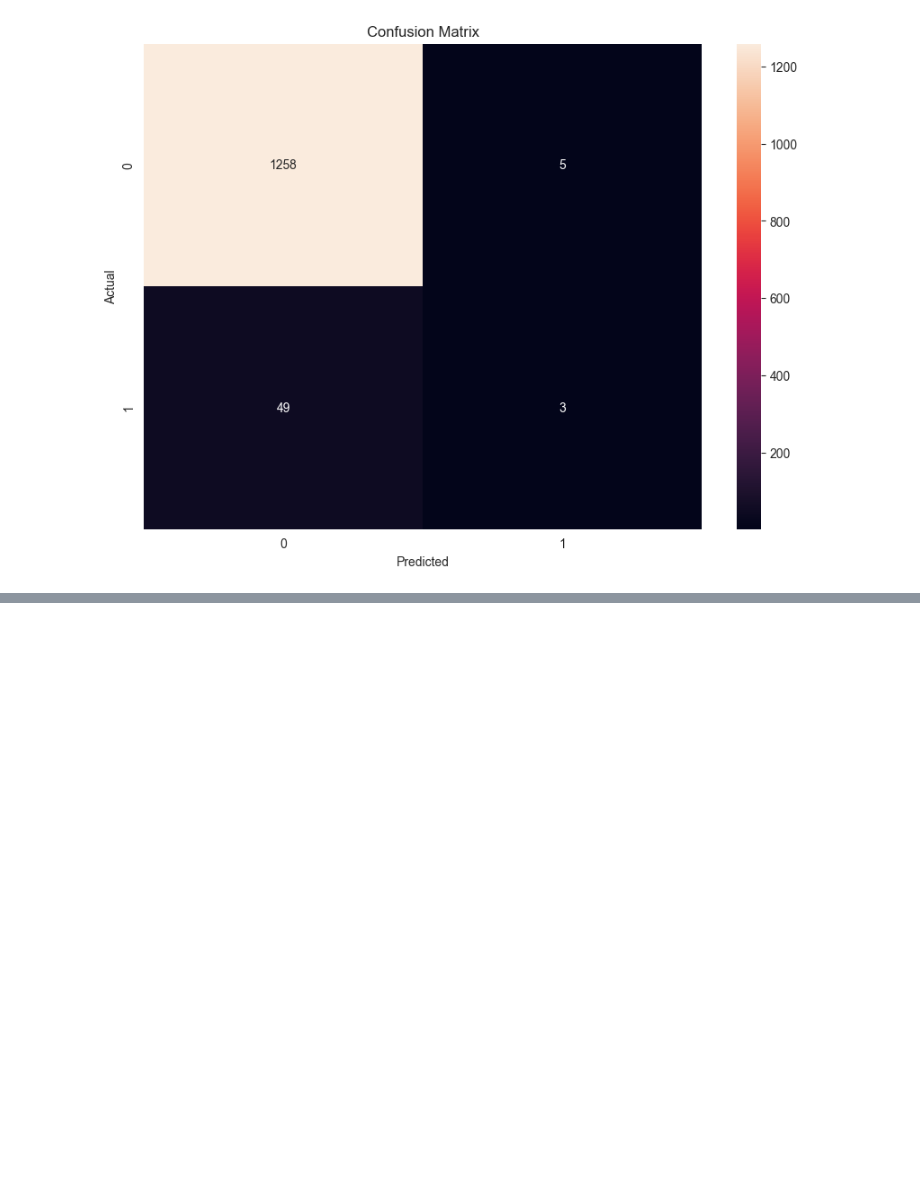
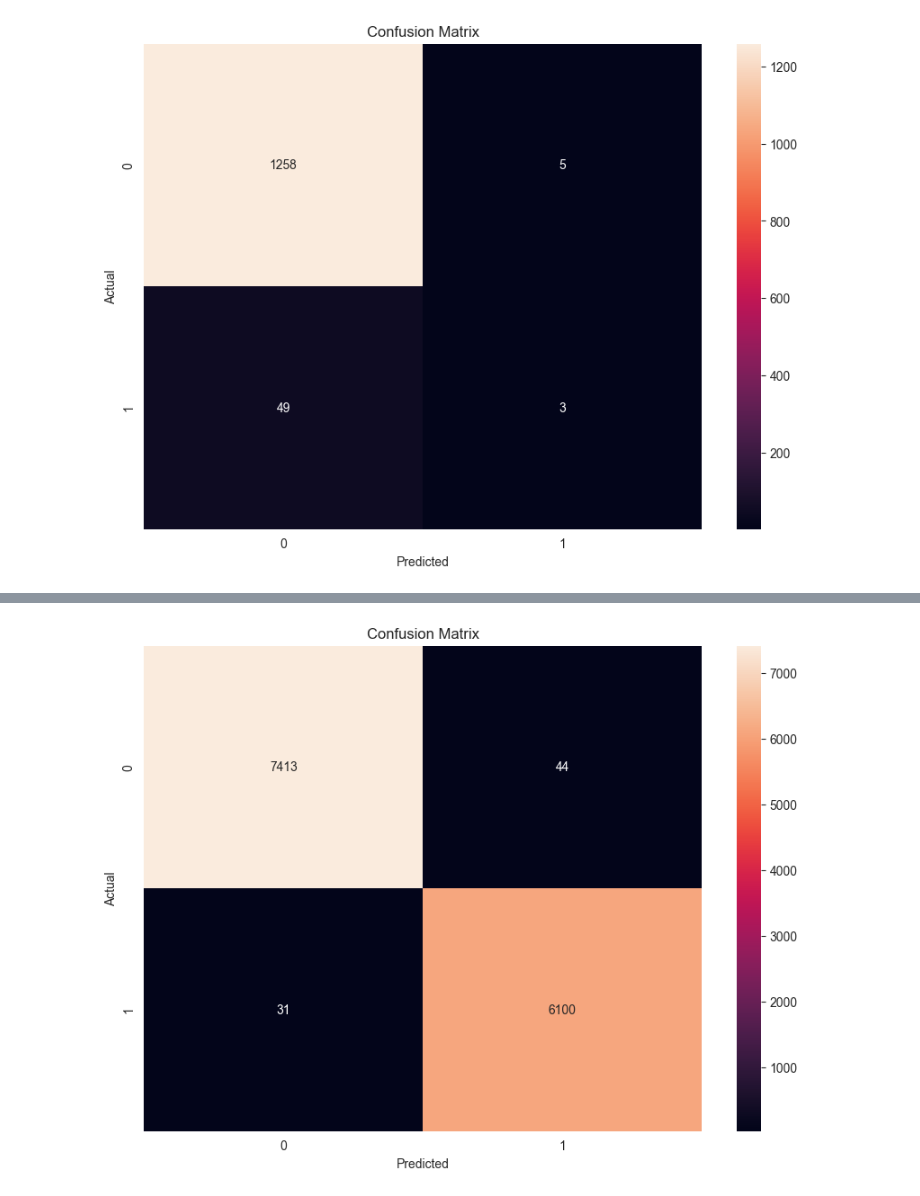
Before and after one commit to Rammiiii/DEPI-Project, a Jupyter notebook: DEPI_GP.ipynb, the cells around one changed output, grey strips where cells are left out. Drawn from its saved outputs; the diff is of its cells as text; code cells hidden in the pictures; blank space fills up the shorter version.

```diff
--- a/DEPI_GP.ipynb
+++ b/DEPI_GP.ipynb
@@ -740,0 +929,2 @@ with open('stroke_prediction_model.pkl', 'wb') as file:
+# %%
+xgb.fit(x_train,y_train)
@@ -740,0 +982,12 @@ with open('stroke_prediction_model.pkl', 'wb') as file:
+# %%
+
+for model_name, mp in model_params.items():
+    clf =  GridSearchCV(mp['model'], mp['params'], cv=5, return_train_score=False)
+    clf.fit(x_train, y_train)
+    scores.append({
+        'model': model_name,
+        'best_score': clf.best_score_,
+        'best_params': clf.best_params_
+    })
+
+df = pd.DataFrame(scores,columns=['model','best_score','best_params'])
@@ -740,0 +1020,3 @@ with open('stroke_prediction_model.pkl', 'wb') as file:
+# %%
+xgb_final= XGBClassifier(n_estimators=100)
+xgb_final.fit(x_train,y_train)
@@ -740,0 +1035,5 @@ with open('stroke_prediction_model.pkl', 'wb') as file:
+# %%
+y_pred_final=xgb_final.predict(x_test)
+print(f"Accuracy = {accuracy_score(y_test,y_pred_final)}")
+print(f"Confusion matrix = {confusion_matrix(y_test,y_pred_final)}")
+print(f"Xgb :{classification_report(y_test, y_pred_final)}")
@@ -740,0 +1052,13 @@ with open('stroke_prediction_model.pkl', 'wb') as file:
+# %%
+#visualize confusion matrix
+import seaborn as sns
+import matplotlib.pyplot as plt
+cm = confusion_matrix(y_test, y_pred_final)
+plt.figure(figsize=(10,7))
+sns.heatmap(cm, annot=True, fmt='d')
+plt.xlabel('Predicted')
+plt.ylabel('Actual')
+plt.title('Confusion Matrix')
+plt.show()
+# %% [output]
+[figure, added]
```
Also changed, not shown: parts of 39 cells of this notebook, 3 other files.
